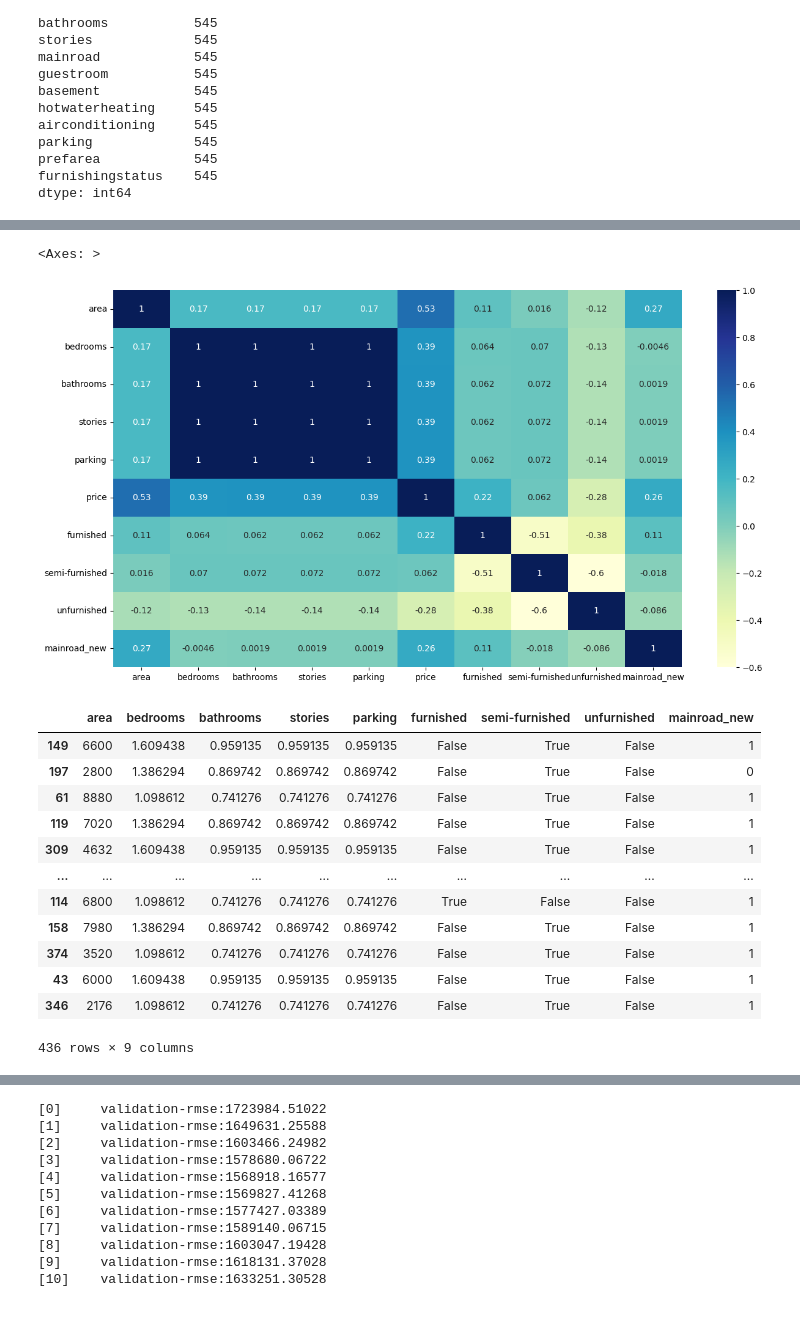
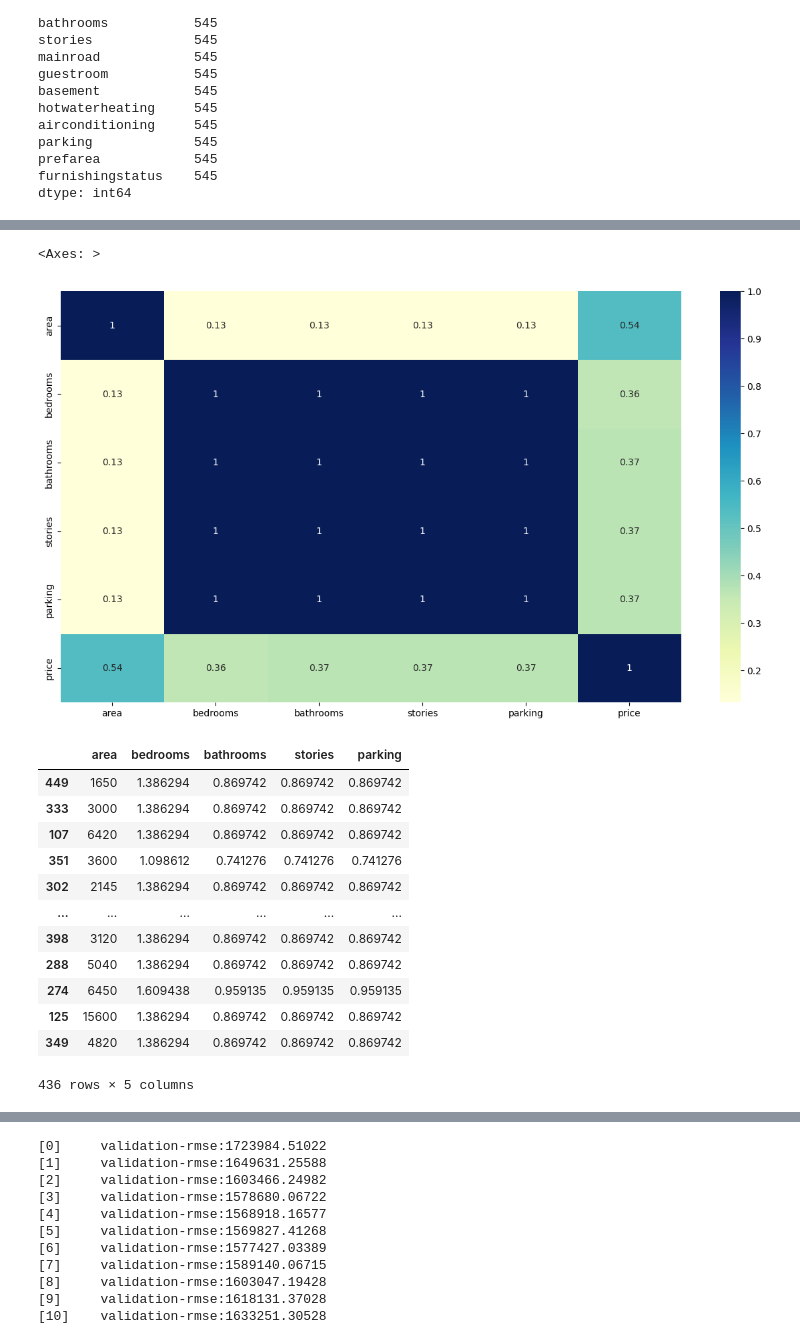
Before and after one commit to Ritikkesari/MLOps_project, a Jupyter notebook: 02-experiment_tracking/Machine-learning.ipynb, the cells around one changed output, grey strips where cells are left out. Cells and saved outputs as stored; diff of their text form; code cells hidden in the pictures; blank space fills up the shorter version.

```diff
--- a/02-experiment_tracking/Machine-learning.ipynb
+++ b/02-experiment_tracking/Machine-learning.ipynb
@@ -132,2 +124,0 @@ array([[<Axes: title={'center': 'area'}>,
-# %%
-train_data = train_data.join(pd.get_dummies(train_data.furnishingstatus)).drop(["furnishingstatus"], axis = 1)
@@ -136,6 +124,0 @@ mapping = {'yes': 1, 'no': 0}
-# %%
-train_data["mainroad_new"] = train_data["mainroad"].map(mapping)
-
-train_data.drop(["mainroad"], axis = 1, inplace = True)
-
-train_data
@@ -156,29 +125,29 @@ train_data
 # %%
 plt.figure(figsize =(15,8))
-train_data_temp = train_data.drop(["airconditioning","hotwaterheating","guestroom","prefarea","basement"], axis = 1)
+train_data_temp = train_data.drop(["airconditioning","hotwaterheating","guestroom","prefarea","basement","mainroad","furnishingstatus"], axis = 1)
 sns.heatmap(train_data_temp.corr(),annot = True, cmap = "YlGnBu")
 # %% [output]
 <Axes: >
-[figure, old version]
+[figure, new version]
 # %%
-X_train = train_data.drop(["price","airconditioning","hotwaterheating","guestroom","prefarea",'basement'],axis = 1)
+X_train = train_data.drop(["price","airconditioning","hotwaterheating","guestroom","prefarea","basement","mainroad","furnishingstatus"],axis = 1)
 y_train = train_data["price"]
 
 X_train
 # %% [output]
-|  | area | bedrooms | bathrooms | stories | parking | furnished | semi-furnished | unfurnished | mainroad_new |
-| 149 | 6600 | 1.609438 | 0.959135 | 0.959135 | 0.959135 | False | True | False | 1 |
-| 197 | 2800 | 1.386294 | 0.869742 | 0.869742 | 0.869742 | False | True | False | 0 |
-| 61 | 8880 | 1.098612 | 0.741276 | 0.741276 | 0.741276 | False | True | False | 1 |
-| 119 | 7020 | 1.386294 | 0.869742 | 0.869742 | 0.869742 | False | True | False | 1 |
-| 309 | 4632 | 1.609438 | 0.959135 | 0.959135 | 0.959135 | False | True | False | 1 |
-| ... | ... | ... | ... | ... | ... | ... | ... | ... | ... |
-| 114 | 6800 | 1.098612 | 0.741276 | 0.741276 | 0.741276 | True | False | False | 1 |
-| 158 | 7980 | 1.386294 | 0.869742 | 0.869742 | 0.869742 | False | True | False | 1 |
-| 374 | 3520 | 1.098612 | 0.741276 | 0.741276 | 0.741276 | False | True | False | 1 |
-| 43 | 6000 | 1.609438 | 0.959135 | 0.959135 | 0.959135 | False | True | False | 1 |
-| 346 | 2176 | 1.098612 | 0.741276 | 0.741276 | 0.741276 | False | True | False | 1 |
+|  | area | bedrooms | bathrooms | stories | parking |
+| 449 | 1650 | 1.386294 | 0.869742 | 0.869742 | 0.869742 |
+| 333 | 3000 | 1.386294 | 0.869742 | 0.869742 | 0.869742 |
+| 107 | 6420 | 1.386294 | 0.869742 | 0.869742 | 0.869742 |
+| 351 | 3600 | 1.098612 | 0.741276 | 0.741276 | 0.741276 |
+| 302 | 2145 | 1.386294 | 0.869742 | 0.869742 | 0.869742 |
+| ... | ... | ... | ... | ... | ... |
+| 398 | 3120 | 1.386294 | 0.869742 | 0.869742 | 0.869742 |
+| 288 | 5040 | 1.386294 | 0.869742 | 0.869742 | 0.869742 |
+| 274 | 6450 | 1.609438 | 0.959135 | 0.959135 | 0.959135 |
+| 125 | 15600 | 1.386294 | 0.869742 | 0.869742 | 0.869742 |
+| 349 | 4820 | 1.386294 | 0.869742 | 0.869742 | 0.869742 |
-436 rows × 9 columns
+436 rows × 5 columns
 # %%
 y_train
 # %% [output]
```
Also changed, not shown: parts of 14 cells of this notebook, 12 other files.
